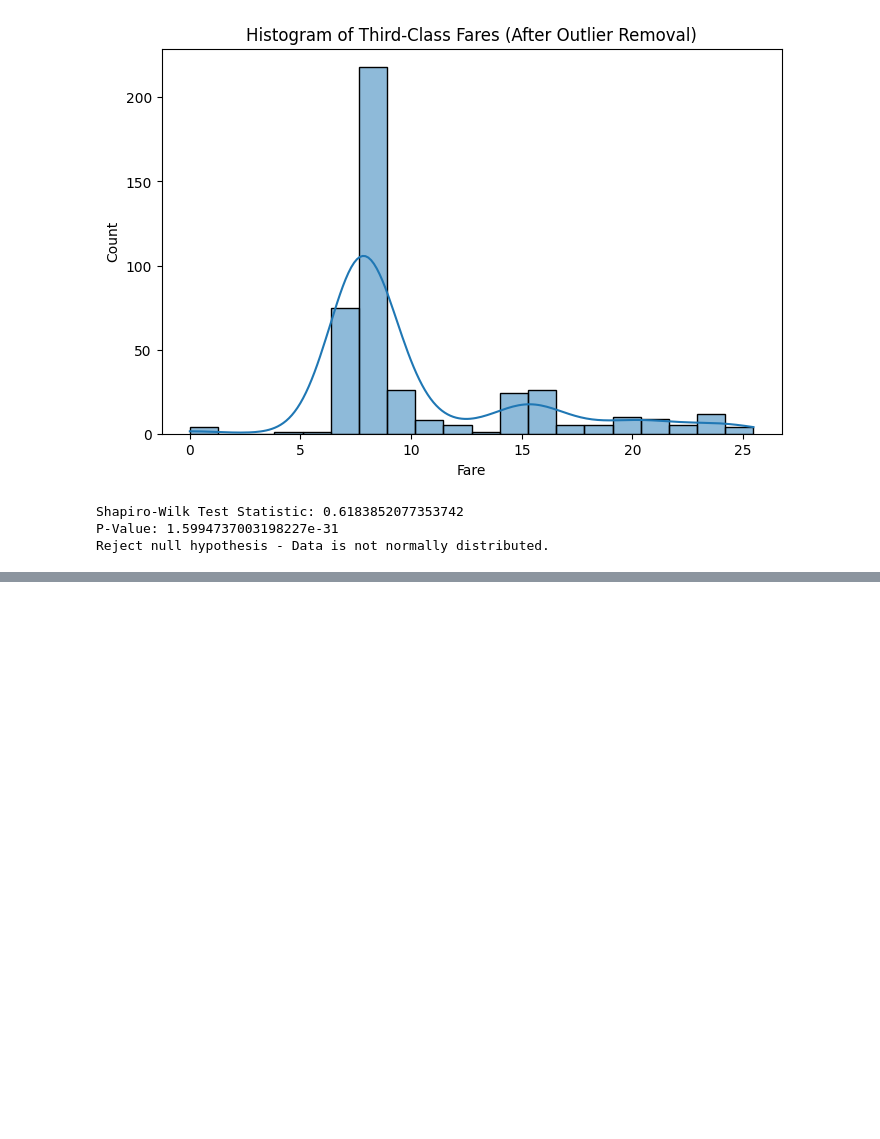
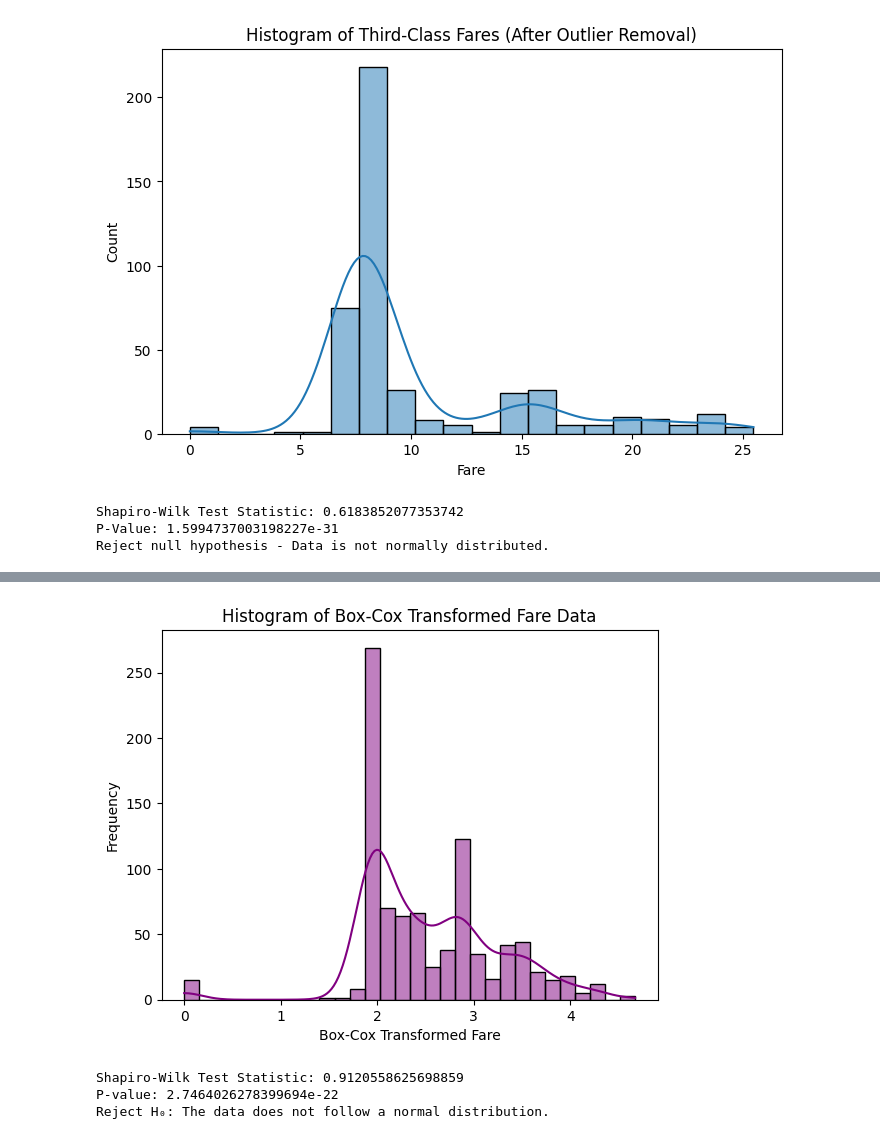
Before and after one commit to ejazurrehman/EDA, a Jupyter notebook: EDA.ipynb, the cells around one changed output, grey strips where cells are left out. Saved outputs shown, nothing was run; the diff lists cells and outputs as text; code cells hidden in the pictures; blank space fills up the shorter version.

```diff
--- a/EDA.ipynb
+++ b/EDA.ipynb
@@ -539,0 +641,27 @@ Reject null hypothesis - Data is not normally distributed.
+# %%
+sns.histplot(df["fare_boxcox"], bins=30, kde=True, color="purple")
+plt.xlabel("Box-Cox Transformed Fare")
+plt.ylabel("Frequency")
+plt.title("Histogram of Box-Cox Transformed Fare Data")
+plt.show()
+# %% [output]
+[figure, added]
+# %%
+from scipy.stats import boxcox, shapiro
+
+# Apply Box-Cox transformation (Make sure `fare` has no zero or negative values)
+fare_boxcox, lambda_value = boxcox(df['fare'] + 1)  # Add 1 to handle zero values
+
+# Perform Shapiro-Wilk Test
+stat, p = shapiro(fare_boxcox)
+print(f"Shapiro-Wilk Test Statistic: {stat}")
+print(f"P-value: {p}")
+
+if p > 0.05:
+    print("Fail to reject H₀: The data appears to be normally distributed.")
+else:
+    print("Reject H₀: The data does not follow a normal distribution.")
+# %% [output]
+Shapiro-Wilk Test Statistic: 0.9120558625698859
+P-value: 2.7464026278399694e-22
+Reject H₀: The data does not follow a normal distribution.
```
Also changed, not shown: parts of 20 cells of this notebook.
